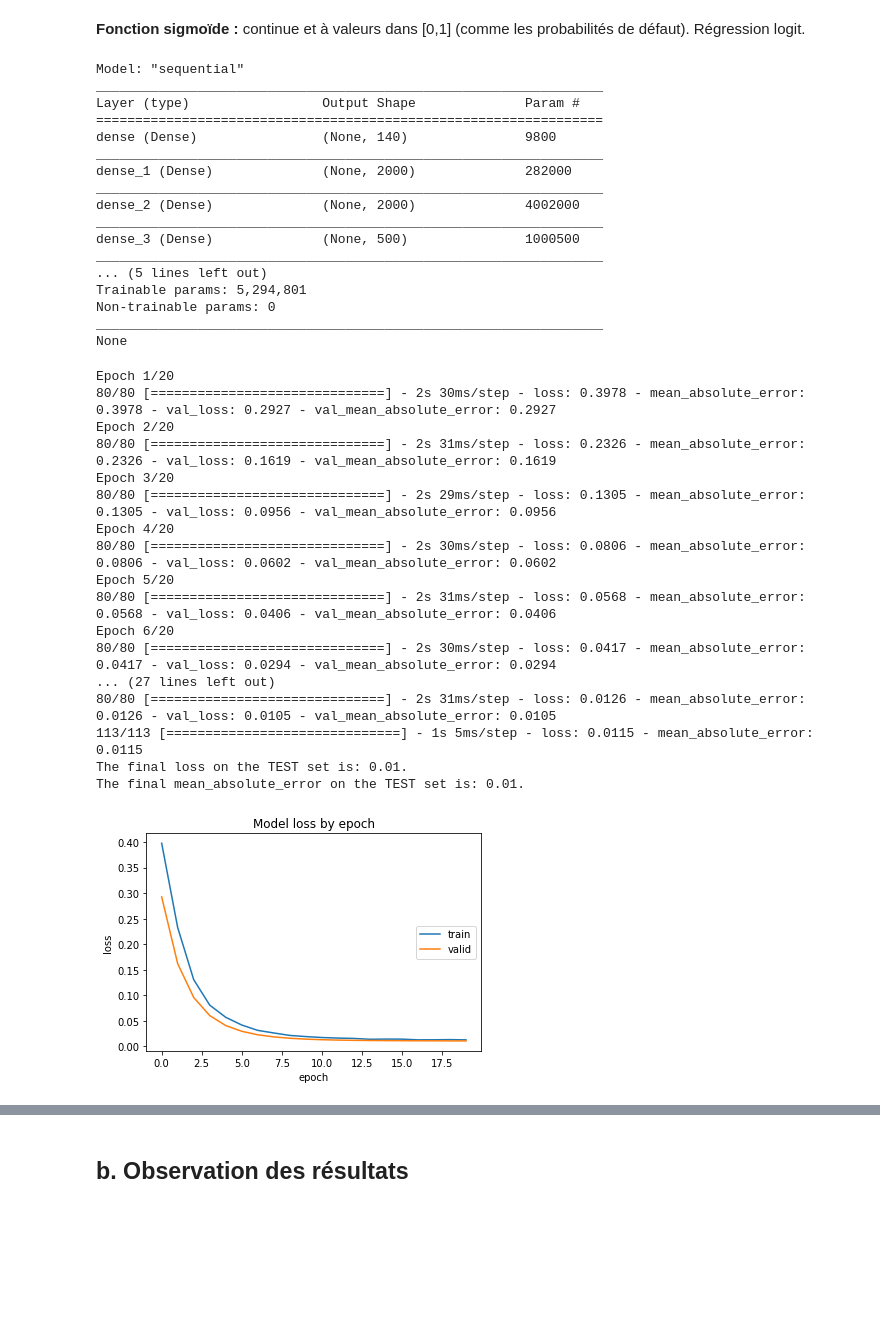
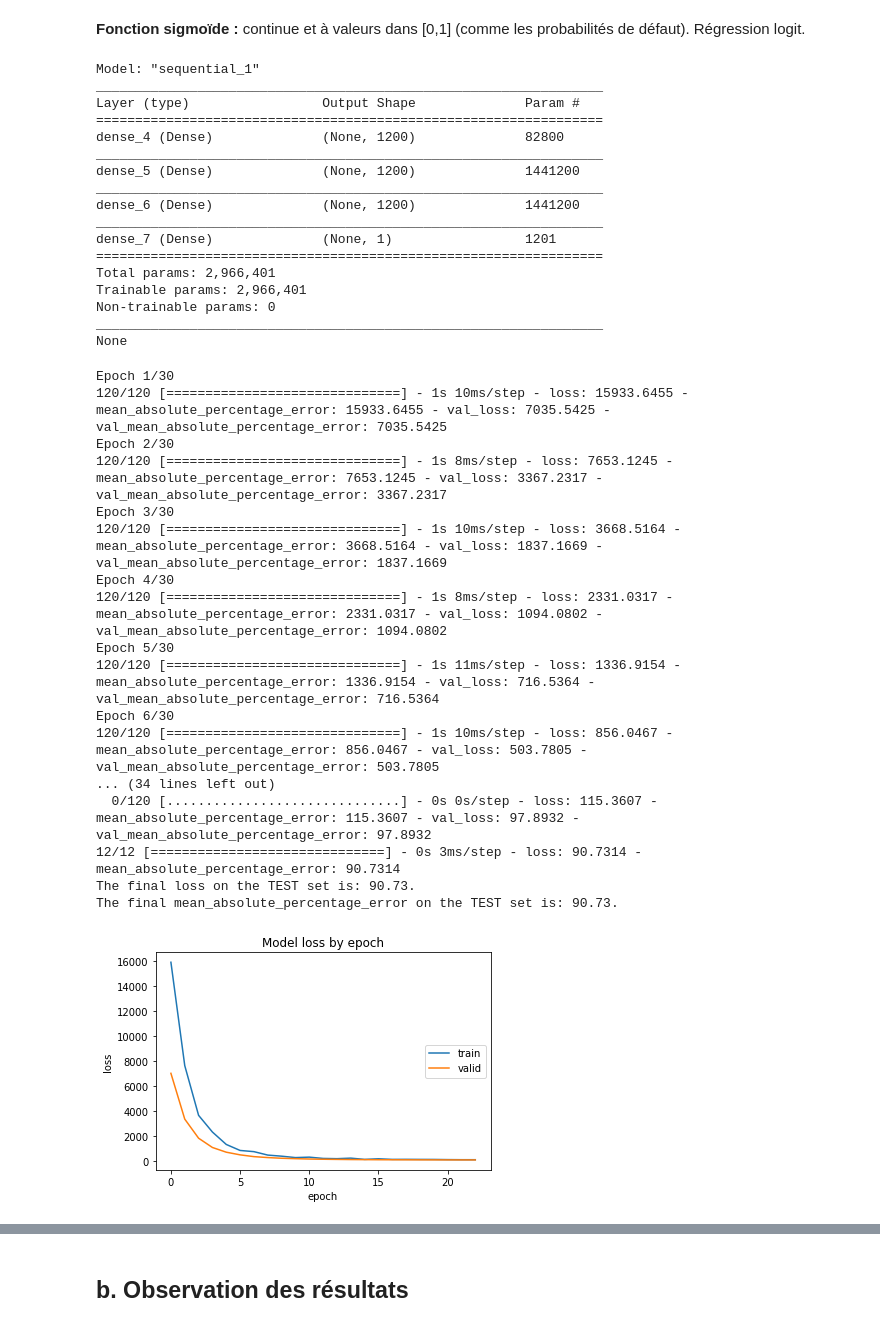
Before and after one commit to Rxzh/PD, a Jupyter notebook: Architecture réseaux de neurones.ipynb, the cells around one changed output, grey strips where cells are left out. Drawn from its saved outputs; the diff is of its cells as text; code cells hidden in the pictures; blank space fills up the shorter version.

```diff
--- a/Architecture réseaux de neurones.ipynb
+++ b/Architecture réseaux de neurones.ipynb
@@ -80,7 +80,7 @@ NaN : 20/44445
 #RENSEIGNER LES RATIOS FINANCIERS / VARIABLES CONSIDEREES
 
 #df1 = df[["Common Eqty / Tot Assets",'Debt / Common Equity','Tot Debt / Tot Capital','BCLASS Level 3',"TCE Ratio","PD_1y"]]
-df1 = df[['Common Eqty / Tot Assets','Mid Price','TCE Ratio','Tot Debt / Tot Capital','Tot Cap (Local Crncy)','Is Covered','Is Convertible','Amt Out','BCLASS Level 3', 'Guarantee Type','Total Assets', 'Guarantor Type', 'Collat Type','Debt / Common Equity','PD_1y']]
+df1 = df[['Common Eqty / Tot Assets','TCE Ratio','Tot Debt / Tot Capital','Tot Cap (Local Crncy)','Is Covered','Is Convertible','Amt Out','BCLASS Level 3', 'Guarantee Type','Total Assets', 'Guarantor Type', 'Collat Type','Debt / Common Equity','PD_1y']]
 df1 = df1[df1['Debt / Common Equity']<2500]
 df1 = df1[df1['TCE Ratio']>-100]
 #df1.replace(np.nan, 0.0,inplace=True)
@@ -247,12 +250,12 @@ X_train.shape
 # %%
 model = Sequential()
-model.add(Dense(units=140,input_dim=69,))#activation="sigmoid")) #6 is good
-model.add(Dense(units=2000))
-model.add(Dense(units=2000))
-model.add(Dense(units=500))
+model.add(Dense(units=1200,input_dim=68,))#activation="sigmoid")) #6 is good
+model.add(Dense(units=1200))
+model.add(Dense(units=1200))
+#model.add(Dropout(0.2))
 model.add(Dense(units=1,activation="sigmoid"))
-model.add(Dropout(0.3))
-learning_rate = 1e-6 # 0.0001
+
+learning_rate = 0.000005
 
 sgd = SGD(learning_rate)  #lr = 0.02
 adam = Adam(learning_rate) #lr = 0.001
@@ -267,72 +270,73 @@ adam = Adam(learning_rate) #lr = 0.001
 #optimizer = sgd
 #model.compile(loss='mean_squared_error',optimizer='adam',metrics=[tf.keras.metrics.MeanSquaredError()])
 #model.compile(loss=tf.keras.losses.Huber(delta=.05),optimizer=sgd,metrics=[tf.keras.metrics.MeanSquaredError()])
-model.compile(loss='mean_absolute_error',optimizer=adam,metrics=[tf.keras.metrics.MeanAbsoluteError()])
+model.compile(loss='mean_absolute_percentage_error',optimizer=adam,metrics=[tf.keras.metrics.MeanAbsolutePercentageError()])
 # %%
 print(model.summary())
 # %% [output]
-Model: "sequential"
+Model: "sequential_1"
 _________________________________________________________________
 Layer (type)                 Output Shape              Param #
 =================================================================
-dense (Dense)                (None, 140)               9800
+dense_4 (Dense)              (None, 1200)              82800
 _________________________________________________________________
-dense_1 (Dense)              (None, 2000)              282000
+dense_5 (Dense)              (None, 1200)              1441200
 _________________________________________________________________
-dense_2 (Dense)              (None, 2000)              4002000
+dense_6 (Dense)              (None, 1200)              1441200
 _________________________________________________________________
-dense_3 (Dense)              (None, 500)               1000500
-_________________________________________________________________
-... (5 lines left out)
-Trainable params: 5,294,801
+dense_7 (Dense)              (None, 1)                 1201
+=================================================================
+Total params: 2,966,401
+Trainable params: 2,966,401
 Non-trainable params: 0
 _________________________________________________________________
 None
 # %%
 callback = keras.callbacks.EarlyStopping(monitor='loss', patience=3)
 #callback = None
 history = model.fit(np.squeeze(X_train), y_train,         # Train the model using the training set...
-          batch_size=20, epochs=20,
-          verbose=1, validation_split=0.2,steps_per_epoch=80,)#callbacks=[callback])           # ...holding out 40% of the data for validation
+          batch_size=30, epochs=30,
+          verbose=1, validation_split=0.2,steps_per_epoch=120,)#callbacks=[callback])           # ...holding out 40% of the data for validation
 
 # --------------------------------------
 # Evaluation
 # --------------------------------------
 for loss_name, loss_value in list(zip(model.metrics_names, model.evaluate(X_test, y_test, verbose=1))):
     print('The final {} on the TEST set is: {:.2f}.'.format(loss_name, loss_value)) # Evaluate the trained model on the test set!
 
 
 import matplotlib.pyplot as plt
 
 # --------------------------------------
 # Loss functions evolution
 # --------------------------------------
 plt.plot(history.history['loss'])
 plt.plot(history.history['val_loss'])
 plt.title('Model loss by epoch')
 plt.ylabel('loss')
 plt.xlabel('epoch')
 plt.legend(['train', 'valid'], loc='right')
+#plt.savefig('nn.png')
 plt.show()
 # %% [output]
-Epoch 1/20
-80/80 [==============================] - 2s 30ms/step - loss: 0.3978 - mean_absolute_error: 0.3978 - val_loss: 0.2927 - val_mean_absolute_error: 0.2927
-Epoch 2/20
-80/80 [==============================] - 2s 31ms/step - loss: 0.2326 - mean_absolute_error: 0.2326 - val_loss: 0.1619 - val_mean_absolute_error: 0.1619
-Epoch 3/20
-80/80 [==============================] - 2s 29ms/step - loss: 0.1305 - mean_absolute_error: 0.1305 - val_loss: 0.0956 - val_mean_absolute_error: 0.0956
-Epoch 4/20
-80/80 [==============================] - 2s 30ms/step - loss: 0.0806 - mean_absolute_error: 0.0806 - val_loss: 0.0602 - val_mean_absolute_error: 0.0602
-Epoch 5/20
-80/80 [==============================] - 2s 31ms/step - loss: 0.0568 - mean_absolute_error: 0.0568 - val_loss: 0.0406 - val_mean_absolute_error: 0.0406
-Epoch 6/20
-80/80 [==============================] - 2s 30ms/step - loss: 0.0417 - mean_absolute_error: 0.0417 - val_loss: 0.0294 - val_mean_absolute_error: 0.0294
-... (27 lines left out)
-80/80 [==============================] - 2s 31ms/step - loss: 0.0126 - mean_absolute_error: 0.0126 - val_loss: 0.0105 - val_mean_absolute_error: 0.0105
-113/113 [==============================] - 1s 5ms/step - loss: 0.0115 - mean_absolute_error: 0.0115
-The final loss on the TEST set is: 0.01.
-The final mean_absolute_error on the TEST set is: 0.01.
+Epoch 1/30
+120/120 [==============================] - 1s 10ms/step - loss: 15933.6455 - mean_absolute_percentage_error: 15933.6455 - val_loss: 7035.5425 - val_mean_absolute_percentage_error: 7035.5425
+Epoch 2/30
+120/120 [==============================] - 1s 8ms/step - loss: 7653.1245 - mean_absolute_percentage_error: 7653.1245 - val_loss: 3367.2317 - val_mean_absolute_percentage_error: 3367.2317
+Epoch 3/30
+120/120 [==============================] - 1s 10ms/step - loss: 3668.5164 - mean_absolute_percentage_error: 3668.5164 - val_loss: 1837.1669 - val_mean_absolute_percentage_error: 1837.1669
+Epoch 4/30
+120/120 [==============================] - 1s 8ms/step - loss: 2331.0317 - mean_absolute_percentage_error: 2331.0317 - val_loss: 1094.0802 - val_mean_absolute_percentage_error: 1094.0802
+Epoch 5/30
+120/120 [==============================] - 1s 11ms/step - loss: 1336.9154 - mean_absolute_percentage_error: 1336.9154 - val_loss: 716.5364 - val_mean_absolute_percentage_error: 716.5364
+Epoch 6/30
+120/120 [==============================] - 1s 10ms/step - loss: 856.0467 - mean_absolute_percentage_error: 856.0467 - val_loss: 503.7805 - val_mean_absolute_percentage_error: 503.7805
+... (34 lines left out)
+  0/120 [..............................] - 0s 0s/step - loss: 115.3607 - mean_absolute_percentage_error: 115.3607 - val_loss: 97.8932 - val_mean_absolute_percentage_error: 97.8932
+12/12 [==============================] - 0s 3ms/step - loss: 90.7314 - mean_absolute_percentage_error: 90.7314
+The final loss on the TEST set is: 90.73.
+The final mean_absolute_percentage_error on the TEST set is: 90.73.
-[figure, old version]
+[figure, new version]
 # %%
 #Résultats
 
```
Also changed, not shown: parts of 45 cells of this notebook.
